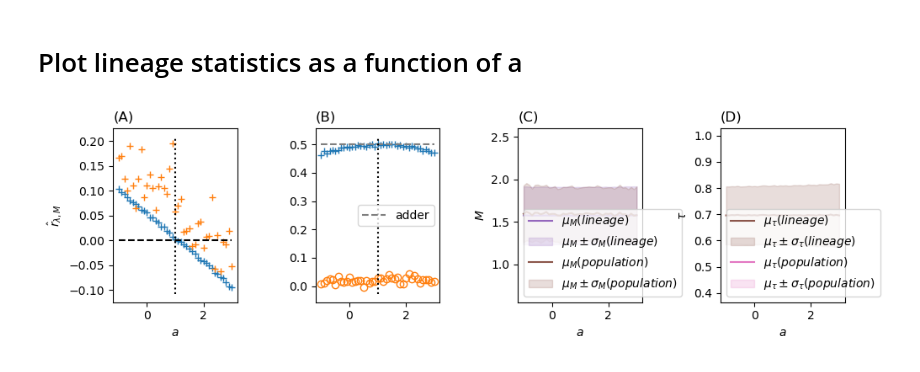
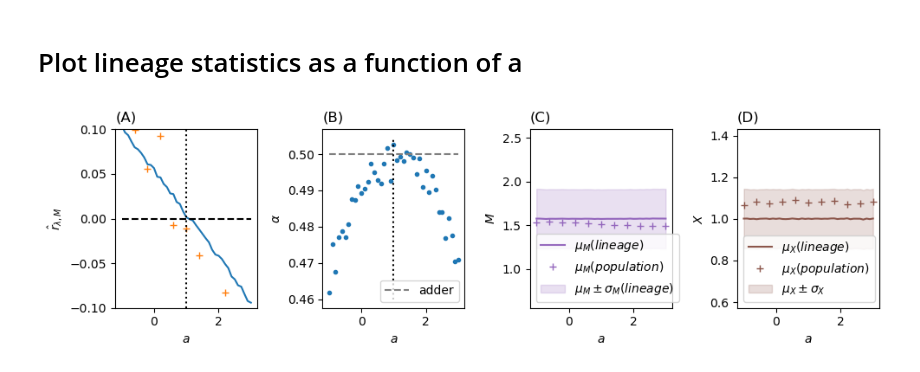
Before and after one commit to elevien/SizeGrowthStructure, a Jupyter notebook: src/FIG2.ipynb, the cells around one changed output. Saved outputs shown, nothing was run; the diff lists cells and outputs as text; code cells hidden in the pictures.

```diff
--- a/src/FIG2.ipynb
+++ b/src/FIG2.ipynb
@@ -43,7 +43,7 @@ fig
 data_l = CSV.read("./data/fig2_data.csv",DataFrame);
 data_p = CSV.read("./data/fig2_population_data.csv",DataFrame);
 # %%
-
+# get lineage cell data frames
 data_cells_l = combine(groupby(data_l,[:lineage,:cell]),
     :length => (x -> x[1]) => :M0,
     :length => (x -> x[end]) => :Mf,
@@ -54,6 +54,7 @@ data_cells_l[:,:y0] .= log.(data_cells_l[:,:M0])
 data_cells_l[:,:ϕ] .= log.(data_cells_l[:,:Mf] ./data_cells_l[:,:M0]);
 arange = unique(data_l[:,:a]);
 
+# get population snapshot data frames
 
 
 data_cells_p = combine(groupby(data_p,[:a,:branch_id]),
@@ -64,4 +65,9 @@ data_cells_p = combine(groupby(data_p,[:a,:branch_id]),
     :time => (x -> x[end] - x[1]) => :τ)
 data_cells_p[:,:y0] .= log.(data_cells_p[:,:M0])
 data_cells_p[:,:ϕ] .= log.(data_cells_p[:,:Mf] ./data_cells_p[:,:M0]);
-arange = unique(data_p[:,:a]);
+arange_p = unique(data_p[:,:a]);
+# %%
+# get size length correlations in lineage and populations
+
+cors_l= [cor(d.x,d.length) for d in groupby(data_l,:a)]
+cors_p = [cor(d.x,d.length) for d in groupby(data_p[data_p.time_r.== unique(data_p.time_r)[end],:],:a)]
@@ -68,70 +87,66 @@ arange = unique(data_p[:,:a]);
 # %% [markdown]
 # Plot lineage statistics as a function of a
 # %%
-cors_l= [cor(d.x,d.length) for d in groupby(data_l,:a)]
-cors_p = [cor(d.x,d.length) for d in groupby(data_p,:a)]
+
 
 fig,axs = subplots(figsize=(10,3),ncols=4)
 
 ax = axs[0]
-ax.plot(arange,cors_l,"+",fillstyle="none",label=L"lineage")
-ax.plot(arange,cors_p,"+",fillstyle="none",label=L"population")
+ax.plot(arange,cors_l,"-",fillstyle="none",label=L"lineage")
+ax.plot(arange_p,cors_p,"+",fillstyle="none",label=L"population")
 ax.plot(arange,zeros(length(arange)),"k--")
 ax.set_xlabel(L"a")
 ax.set_ylabel(L"\hat{r}_{\lambda,M}")
 #ax.legend(frameon=true)
-#ax.set_ylim(-0.1,0.1)
+ax.set_ylim(-0.1,0.1)
 ax.set_title("(A)",loc="left")
 ax.vlines(1, ymin=ax.get_ylim()[0], ymax=ax.get_ylim()[1], colors="k", linestyles="dotted")
 
 ax = axs[1]
 alphas_l =  [-cov(d.ϕ,d.y0)/var(d.y0) for d in groupby(data_cells_l,:a)]
-alphas_p =  [-cov(d.ϕ,d.y0)/var(d.y0) for d in groupby(data_cells_p,:a)]
-
-ax.plot(arange,alphas_l,"+")
-ax.plot(arange,alphas_p,"o",fillstyle="none")
+ax.plot(arange,alphas_l,".")
 # ax.plot(arange,ones(length(arange)),"k--",label="sizer")
 ax.plot(arange,ones(length(arange))/2,"C7--",label="adder")
 ax.legend(frameon=true)
 #ax.set_ylim(0.3,0.6)
 ax.vlines(1, ymin=ax.get_ylim()[0], ymax=ax.get_ylim()[1], colors="k", linestyles="dotted")
+ax.set_xlabel(L"a")
+ax.set_ylabel(L"\alpha")
 
 
 ax.set_title("(B)",loc="left")
 
 ax = axs[2]
 mu_l = [mean(d.length) for d in groupby(data_l,:a)]
 std_l = [std(d.length) for d in groupby(data_l,:a)]
-mu_p = [mean(d.length) for d in groupby(data_p,:a)]
+mu_p= [mean(d.length) for d in groupby(data_p,:a)]
 std_p = [std(d.length) for d in groupby(data_p,:a)]
 ax.plot(arange,mu_l,"C4-",fillstyle="none",label=L"\mu_M (lineage)")
+ax.plot(arange_p,mu_p,"C4+",fillstyle="none",label=L"\mu_M (population)")
 ax.fill_between(arange,mu_l .-std_l,mu_l .+std_l,alpha=0.2,color="C4",label=L"\mu_M \pm \sigma_M (lineage)")
-ax.plot(arange,mu_p,"C5-",fillstyle="none",label=L"\mu_M (population)")
-ax.fill_between(arange,mu_p .-std_p,mu_p .+std_p,alpha=0.2,color="C5",label=L"\mu_M \pm \sigma_M (population)")
 ax.set_xlabel(L"a")
 ax.set_ylabel(L"M")
 ax.legend(frameon=true)
 ax.set_ylim(mu_l[1] - 3*std_l[1],mu_l[1] + 3*std_l[1])
 ax.set_title("(C)",loc="left")
 
 ax = axs[3]
-mu_l = [mean(d.τ) for d in groupby(data_cells_l,:a)]
-std_l = [std(d.τ) for d in groupby(data_cells_l,:a)]
-mu_p = [mean(d.τ) for d in groupby(data_cells_p,:a)]
-std_p = [std(d.τ) for d in groupby(data_cells_p,:a)]
+mu_l = [mean(d.x) for d in groupby(data_l,:a)]
+std_l = [std(d.x) for d in groupby(data_l,:a)]
+mu_p = [mean(d.x) for d in groupby(data_p,:a)]
+std_p = [std(d.x) for d in groupby(data_p,:a)]
 
-ax.plot(arange,mu_l,"C5-",fillstyle="none",label=L"\mu_{\tau} (lineage)")
-ax.fill_between(arange,mu_l .-std_l,mu_l .+ std_l,color="C5",alpha=0.2,label=L"\mu_{\tau} \pm \sigma_{\tau} (lineage)")
-ax.plot(arange,mu_p,"C6-",fillstyle="none",label=L"\mu_{\tau} (population)")
-ax.fill_between(arange,mu_p .-std_p,mu_p .+ std_p,color="C6",alpha=0.2,label=L"\mu_{\tau} \pm \sigma_{\tau} (population)")
+ax.plot(arange,mu_l,"C5-",fillstyle="none",label=L"\mu_{X} (lineage)")
+ax.plot(arange_p,mu_p,"C5+",fillstyle="none",label=L"\mu_{X} (population)")
+ax.fill_between(arange,mu_l .-std_l,mu_l .+ std_l,color="C5",alpha=0.2,label=L"\mu_{X} \pm \sigma_{X}")
 ax.set_xlabel(L"a")
-ax.set_ylabel(L"\tau")
+ax.set_ylabel(L"X")
 ax.set_title("(D)",loc="left")
 ax.legend(frameon=true)
 ax.set_ylim(mu_l[1] - 3*std_l[1],mu_l[1] + 3*std_l[1])
 tight_layout()
 
 savefig(FIG_PATH*"/Fig2.pdf",bbox_inches="tight")
 fig
 # %% [output]
-[figure, old version]
+[figure, new version]
```
Also changed, not shown: parts of 18 cells of this notebook, 5 other files.
